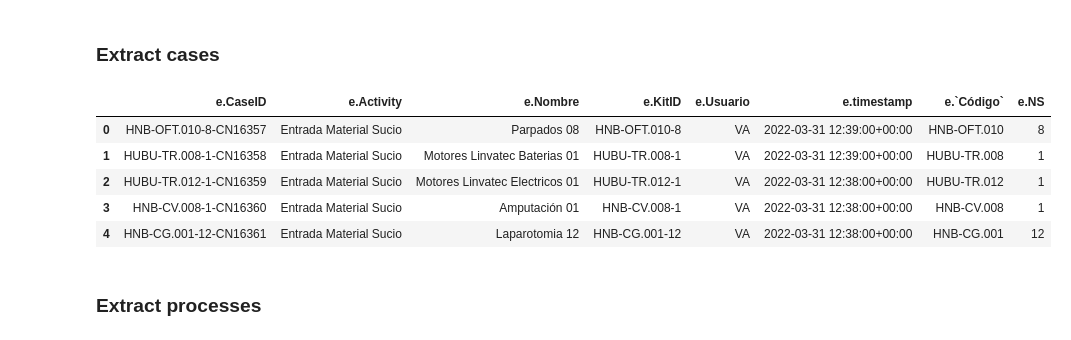
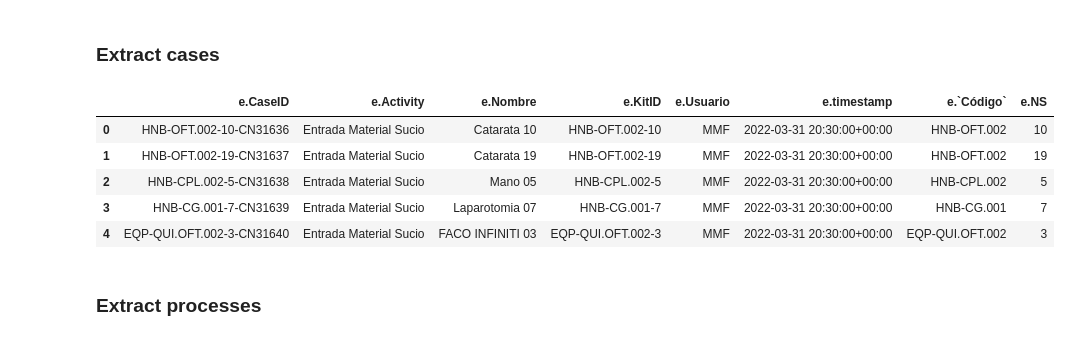
Before and after one commit to abu-sbeit/bdma-thesis, a Jupyter notebook: python/process-data.ipynb, the cells around one changed output. Cells and saved outputs as stored; diff of their text form; code cells hidden in the pictures.

```diff
--- a/python/process-data.ipynb
+++ b/python/process-data.ipynb
@@ -9,7 +9,7 @@ from neo4j import GraphDatabase
 # %% [markdown]
 ## Connect to Neo4J database
 # %%
-driver = GraphDatabase.driver("bolt://localhost:7687", auth=("neo4j", "Neo4J1234"))
+driver = GraphDatabase.driver("bolt://localhost:7687", auth=("neo4j", "Croma2023"))
 session = driver.session()
 # %% [markdown]
 ## Extractions
@@ -17,19 +17,19 @@ session = driver.session()
 ### Extract cases
 # %%
 query = f'''Match (e:Event)
-where e.CaseID is not null
+where not e:OnlyKitEvent and e.CaseID is not null
 return e.CaseID, e.Activity, e.Nombre, e.KitID, e.Usuario, e.timestamp, e.`Código`, e.NS '''
 result = session.run(query)
 records = [record.values() for record in result]
 columns = result.keys()
 df = pd.DataFrame(records, columns=columns)
 df['e.timestamp'] = pd.to_datetime(df['e.timestamp'], format='%Y-%m-%dT%H:%M:%S.%f%z')
 df.head()
 # %% [output]
 |  | e.CaseID | e.Activity | e.Nombre | e.KitID | e.Usuario | e.timestamp | e.`Código` | e.NS |
-| 0 | HNB-OFT.010-8-CN16357 | Entrada Material Sucio | Parpados 08 | HNB-OFT.010-8 | VA | 2022-03-31 12:39:00+00:00 | HNB-OFT.010 | 8 |
-| 1 | HUBU-TR.008-1-CN16358 | Entrada Material Sucio | Motores Linvatec Baterias 01 | HUBU-TR.008-1 | VA | 2022-03-31 12:39:00+00:00 | HUBU-TR.008 | 1 |
-| 2 | HUBU-TR.012-1-CN16359 | Entrada Material Sucio | Motores Linvatec Electricos 01 | HUBU-TR.012-1 | VA | 2022-03-31 12:38:00+00:00 | HUBU-TR.012 | 1 |
-| 3 | HNB-CV.008-1-CN16360 | Entrada Material Sucio | Amputación 01 | HNB-CV.008-1 | VA | 2022-03-31 12:38:00+00:00 | HNB-CV.008 | 1 |
-| 4 | HNB-CG.001-12-CN16361 | Entrada Material Sucio | Laparotomia 12 | HNB-CG.001-12 | VA | 2022-03-31 12:38:00+00:00 | HNB-CG.001 | 12 |
+| 0 | HNB-OFT.002-10-CN31636 | Entrada Material Sucio | Catarata 10 | HNB-OFT.002-10 | MMF | 2022-03-31 20:30:00+00:00 | HNB-OFT.002 | 10 |
+| 1 | HNB-OFT.002-19-CN31637 | Entrada Material Sucio | Catarata 19 | HNB-OFT.002-19 | MMF | 2022-03-31 20:30:00+00:00 | HNB-OFT.002 | 19 |
+| 2 | HNB-CPL.002-5-CN31638 | Entrada Material Sucio | Mano 05 | HNB-CPL.002-5 | MMF | 2022-03-31 20:30:00+00:00 | HNB-CPL.002 | 5 |
+| 3 | HNB-CG.001-7-CN31639 | Entrada Material Sucio | Laparotomia 07 | HNB-CG.001-7 | MMF | 2022-03-31 20:30:00+00:00 | HNB-CG.001 | 7 |
+| 4 | EQP-QUI.OFT.002-3-CN31640 | Entrada Material Sucio | FACO INFINITI 03 | EQP-QUI.OFT.002-3 | MMF | 2022-03-31 20:30:00+00:00 | EQP-QUI.OFT.002 | 3 |
 # %%
```
Also changed, not shown: parts of 20 cells of this notebook.
